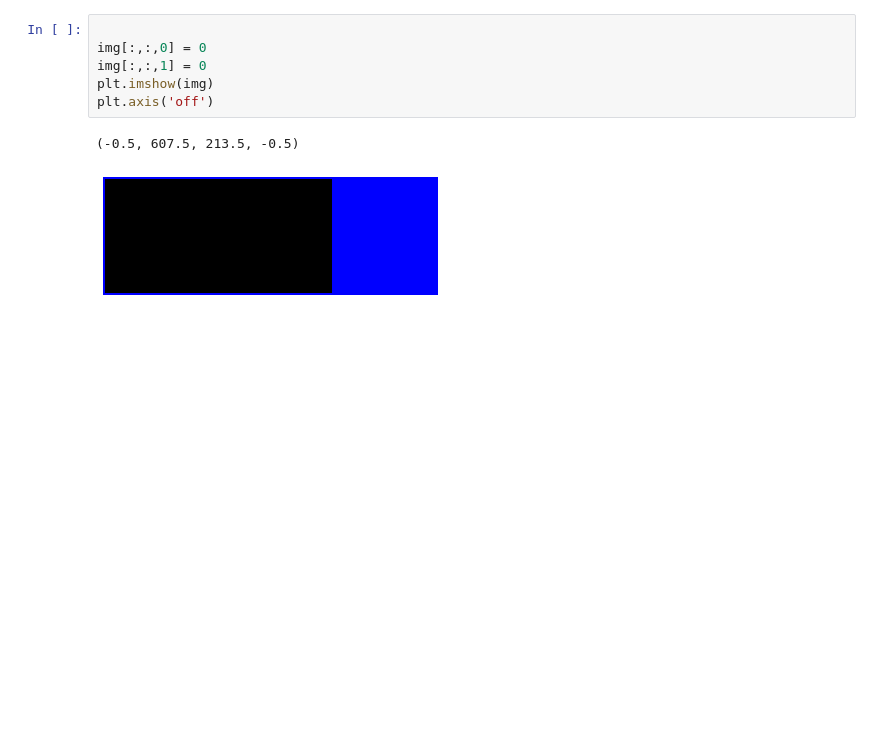
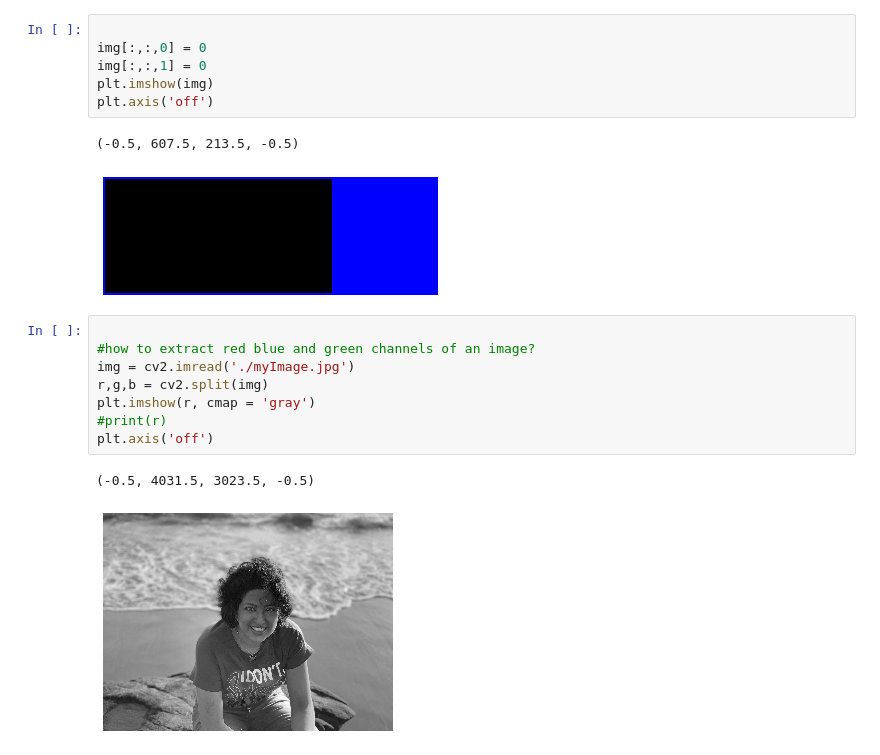
Before and after one commit to NedaZand/Computer-Vision, a Jupyter notebook: 02-image.ipynb, the cells around one changed output. Drawn from its saved outputs; the diff is of its cells as text; blank space fills up the shorter version.

```diff
--- a/02-image.ipynb
+++ b/02-image.ipynb
@@ -87,3 +87,14 @@ plt.axis('off')
 # %% [output]
 (-0.5, 607.5, 213.5, -0.5)
 [figure]
+# %%
+
+#how to extract red blue and green channels of an image?
+img = cv2.imread('./myImage.jpg')
+r,g,b = cv2.split(img)
+plt.imshow(r, cmap = 'gray')
+#print(r)
+plt.axis('off')
+# %% [output]
+(-0.5, 4031.5, 3023.5, -0.5)
+[figure, added]
```
Also changed, not shown: parts of 6 cells of this notebook.
